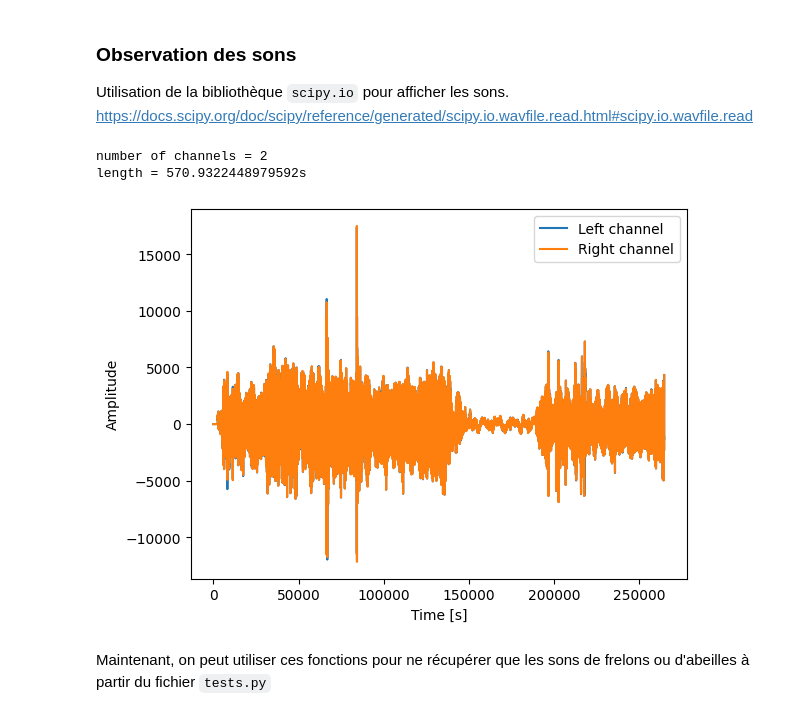
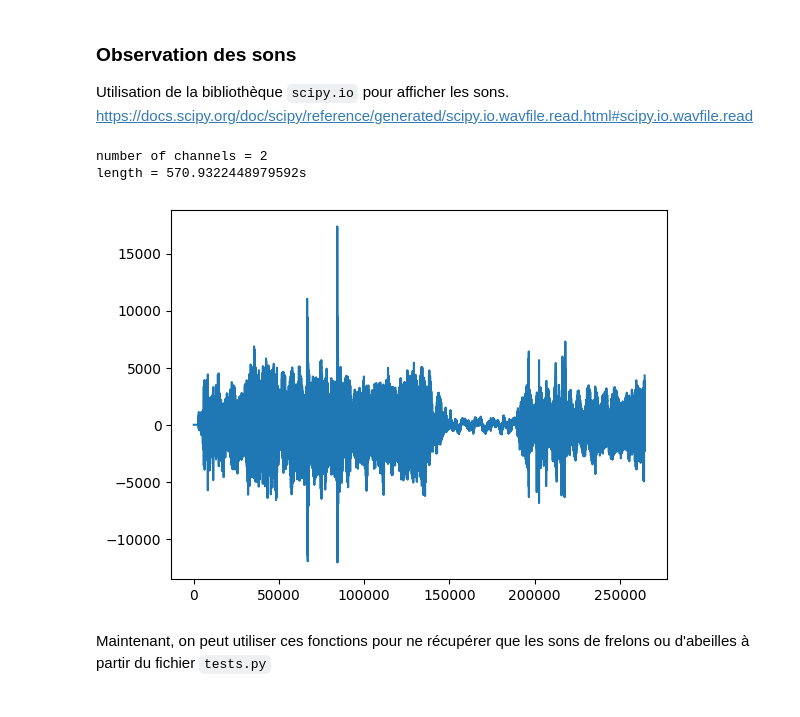
Before and after one commit to nathan-004/Ruche-Connectee, a Jupyter notebook: Reconnaissance-sonore/frelon_abeille.ipynb, the cells around one changed output. Drawn from its saved outputs; the diff is of its cells as text; code cells hidden in the pictures.

```diff
--- a/Reconnaissance-sonore/frelon_abeille.ipynb
+++ b/Reconnaissance-sonore/frelon_abeille.ipynb
@@ -65,41 +65,42 @@ def plot(signal_, show=True):
     """
 
     data, length, samplerate = signal_
+
+    data = data[:, 0] # Ne choisir qu'un canal
     time = np.linspace(0., length, data.shape[0])
 
-    plt.plot(time, data[:, 0], label="Left channel")
-    plt.plot(time, data[:, 1], label="Right channel")
-    plt.legend()
+    plt.plot(time, data, label="") # label="Frequence"
+    """plt.legend()
     plt.xlabel("Time [s]")
-    plt.ylabel("Amplitude")
+    plt.ylabel("Amplitude")"""
     if show:
         plt.show()
 
 def get(signal, start, end):
     """
     Renvoie le signal d'un temps de départ à un temps d'arrivée
 
     Parametres
     ----------
     signal:tuple
         signal sous forme de (data, length, samplerate)
     start:int
         Temps de départ en secondes
     end:int
         Temps de fin en secondes
     """
     data, length, samplerate = signal
 
     start_sample = int(start * samplerate)
     end_sample = int(end * samplerate)
 
     return (data[start_sample:end_sample], data[start_sample:end_sample].shape[0], samplerate)
 
 plot(get(signal(), 0, 6))
 # %% [output]
 number of channels = 2
 length = 570.9322448979592s
-[figure, old version]
+[figure, new version]
 # %% [markdown]
 Maintenant, on peut utiliser ces fonctions pour ne récupérer que les sons de frelons ou d'abeilles à partir du fichier `tests.py`
 # %%
```
Also changed, not shown: parts of 4 cells of this notebook.
